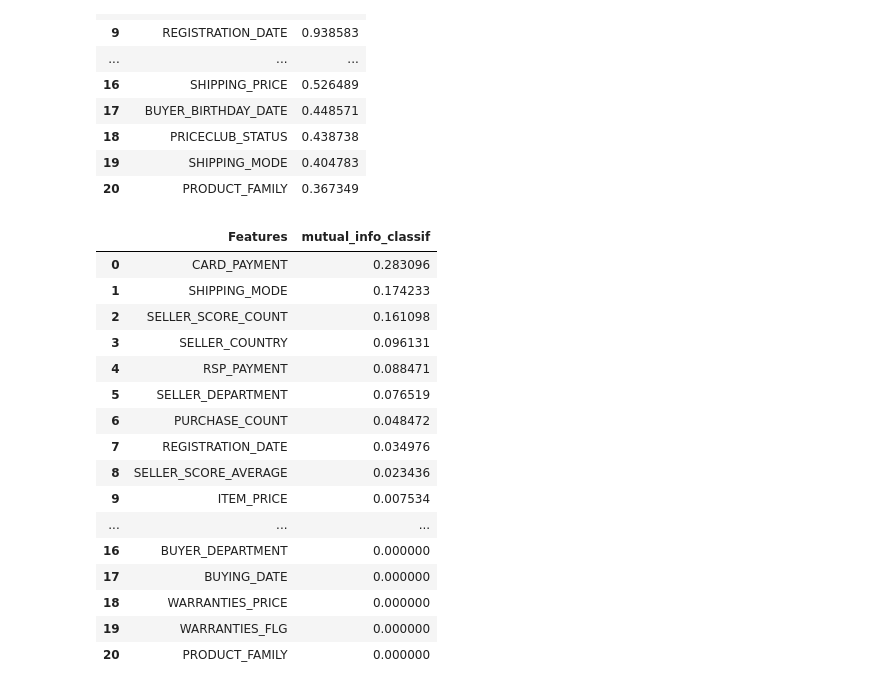
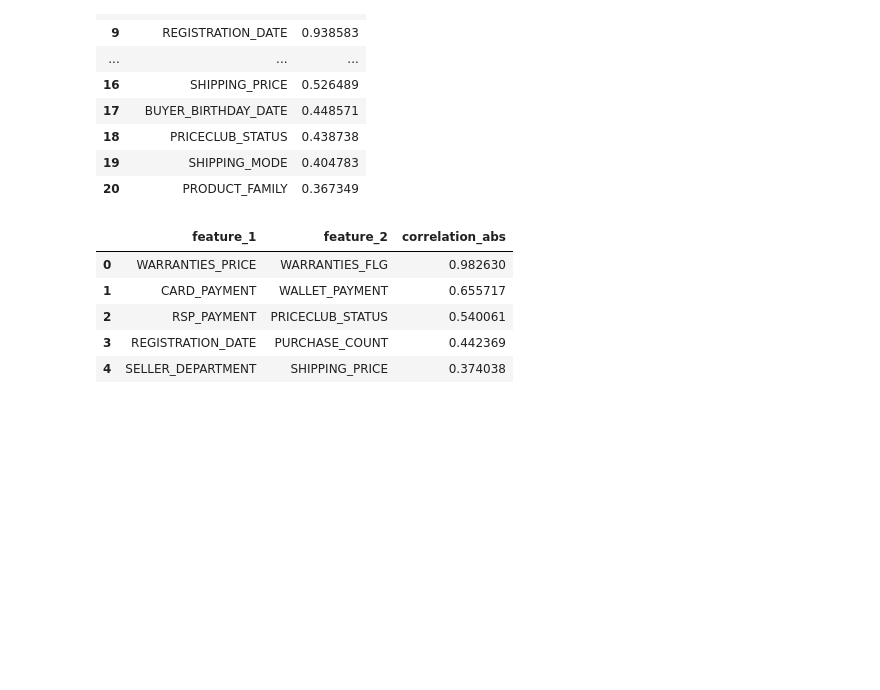
Before and after one commit to jeremycombe/Pipeline, a Jupyter notebook: BestEstimator_tests.ipynb, the cells around one changed output. Saved outputs shown, nothing was run; the diff lists cells and outputs as text; code cells hidden in the pictures; blank space fills up the shorter version.

```diff
--- a/BestEstimator_tests.ipynb
+++ b/BestEstimator_tests.ipynb
@@ -731,22 +729,11 @@ clf1.Feature_Importances_Test_v2(Multi_Train, Multi_Target, n=100, test_used = f
 | 19 | SHIPPING_MODE | 0.404783 |
 | 20 | PRODUCT_FAMILY | 0.367349 |
 # %%
-clf1.Feature_Importances_Test_v2(Multi_Train, Multi_Target, n=100, test_used = mutual_info_classif)
+clf1.get_highest_corr(Multi_Train, Multi_Target)
 # %% [output]
-|  | Features | mutual_info_classif |
-| 0 | CARD_PAYMENT | 0.283096 |
-| 1 | SHIPPING_MODE | 0.174233 |
-| 2 | SELLER_SCORE_COUNT | 0.161098 |
-| 3 | SELLER_COUNTRY | 0.096131 |
-| 4 | RSP_PAYMENT | 0.088471 |
-| 5 | SELLER_DEPARTMENT | 0.076519 |
-| 6 | PURCHASE_COUNT | 0.048472 |
-| 7 | REGISTRATION_DATE | 0.034976 |
-| 8 | SELLER_SCORE_AVERAGE | 0.023436 |
-| 9 | ITEM_PRICE | 0.007534 |
-| ... | ... | ... |
-| 16 | BUYER_DEPARTMENT | 0.000000 |
-| 17 | BUYING_DATE | 0.000000 |
-| 18 | WARRANTIES_PRICE | 0.000000 |
-| 19 | WARRANTIES_FLG | 0.000000 |
-| 20 | PRODUCT_FAMILY | 0.000000 |
+|  | feature_1 | feature_2 | correlation_abs |
+| 0 | WARRANTIES_PRICE | WARRANTIES_FLG | 0.982630 |
+| 1 | CARD_PAYMENT | WALLET_PAYMENT | 0.655717 |
+| 2 | RSP_PAYMENT | PRICECLUB_STATUS | 0.540061 |
+| 3 | REGISTRATION_DATE | PURCHASE_COUNT | 0.442369 |
+| 4 | SELLER_DEPARTMENT | SHIPPING_PRICE | 0.374038 |
```
Also changed, not shown: parts of 7 cells of this notebook, 9 other files.
